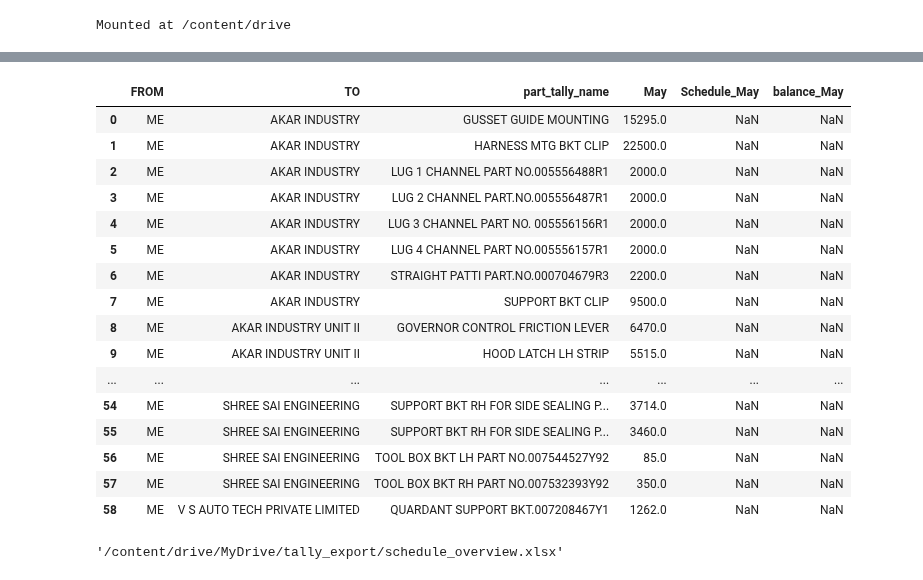
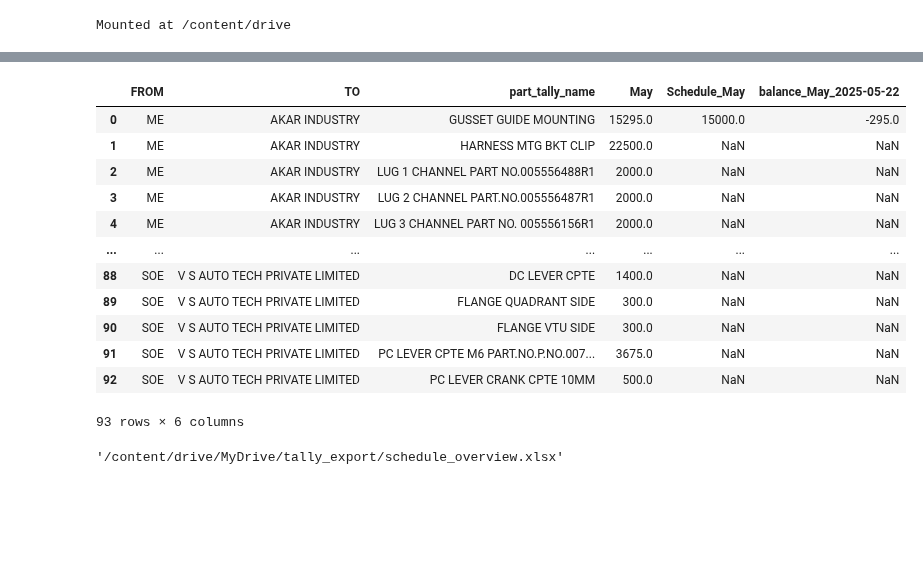
Before and after one commit to omkar-salunke/accounts, a Jupyter notebook: both_tally_daybook.ipynb, the cells around one changed output, grey strips where cells are left out. Saved outputs shown, nothing was run; the diff lists cells and outputs as text; code cells hidden in the pictures; blank space fills up the shorter version.

```diff
--- a/both_tally_daybook.ipynb
+++ b/both_tally_daybook.ipynb
@@ -100,11 +100,12 @@ df_raw_soe['date_column'] = pd.to_datetime(df_raw_soe['DATE'], format='%Y%m%d')
 df_raw_soe = df_raw_soe.sort_values('date_column')
 df_raw_soe['date_column_month'] = df_raw_soe['date_column'].dt.month_name()
 df_raw_soe['act_qty'] = df_raw_soe['ALLINVENTORYENTRIES.LIST.ACTUALQTY'].str.extract(r'([\d.]+)').astype(float)
-df_raw_soe_sales = df_raw_soe[df_raw_soe['VOUCHERTYPENAME']=='SALES GST']
+df_raw_soe_sales = df_raw_soe[df_raw_soe['VOUCHERTYPENAME']=='Sales Gst']
 df_raw_soe_sales_sch = df_raw_soe_sales.groupby(['date_column_month','PARTYLEDGERNAME','ALLINVENTORYENTRIES.LIST.STOCKITEMNAME'])['act_qty'].sum()
 
 df_schedule_merge_soe = pd.DataFrame(df_raw_soe_sales_sch).pivot_table(index=['PARTYLEDGERNAME','ALLINVENTORYENTRIES.LIST.STOCKITEMNAME'],columns='date_column_month',values='act_qty',aggfunc='sum').reset_index()
 df_schedule_merge_soe['FROM']="SOE"
+
 # df_schedule = pd.read_excel("/content/drive/MyDrive/tally_export/schedule.xlsx",sheet_name = 'SOE')
 # df_schedule_merge_soe = pd.merge(df_schedule,df_raw_soe_sales_schedule,on=['PARTYLEDGERNAME','ALLINVENTORYENTRIES.LIST.STOCKITEMNAME'],how='right')
 # df_schedule_merge.to_excel(,sheet_name = 'SOE',index=False)
@@ -158,31 +191,27 @@ df_schedule
 102 rows × 4 columns
 # %%
 df_concat = pd.concat([df_schedule_merge_me,df_schedule_merge_soe]).rename(columns={"PARTYLEDGERNAME":"TO","ALLINVENTORYENTRIES.LIST.STOCKITEMNAME":"part_tally_name"})
-
+from datetime import date
 df_schedule_merge_relate = pd.merge(df_schedule,df_concat,on=['FROM','TO','part_tally_name'],how='right')
 df_schedule_merge_relate
 month = "May"
-df_schedule_merge_relate['balance_'+month] = df_schedule_merge_relate['Schedule_'+month]-df_schedule_merge_relate[month]
-df_schedule_merge_relate = df_schedule_merge_relate[['FROM','TO','part_tally_name']+[month]+['Schedule_'+month]+['balance_'+month]]
+df_schedule_merge_relate['balance_'+month+'_'+str(date.today())] = df_schedule_merge_relate['Schedule_'+month]-df_schedule_merge_relate[month]
+df_schedule_merge_relate = df_schedule_merge_relate[['FROM','TO','part_tally_name']+[month]+['Schedule_'+month]+['balance_'+month+'_'+str(date.today())]]
 df_schedule_merge_relate
 # %% [output]
-|  | FROM | TO | part_tally_name | May | Schedule_May | balance_May |
-| 0 | ME | AKAR INDUSTRY | GUSSET GUIDE MOUNTING | 15295.0 | NaN | NaN |
+|  | FROM | TO | part_tally_name | May | Schedule_May | balance_May_2025-05-22 |
+| 0 | ME | AKAR INDUSTRY | GUSSET GUIDE MOUNTING | 15295.0 | 15000.0 | -295.0 |
 | 1 | ME | AKAR INDUSTRY | HARNESS MTG BKT CLIP | 22500.0 | NaN | NaN |
 | 2 | ME | AKAR INDUSTRY | LUG 1 CHANNEL PART NO.005556488R1 | 2000.0 | NaN | NaN |
 | 3 | ME | AKAR INDUSTRY | LUG 2 CHANNEL PART.NO.005556487R1 | 2000.0 | NaN | NaN |
 | 4 | ME | AKAR INDUSTRY | LUG 3 CHANNEL PART NO. 005556156R1 | 2000.0 | NaN | NaN |
-| 5 | ME | AKAR INDUSTRY | LUG 4 CHANNEL PART NO.005556157R1 | 2000.0 | NaN | NaN |
-| 6 | ME | AKAR INDUSTRY | STRAIGHT PATTI PART.NO.000704679R3 | 2200.0 | NaN | NaN |
-| 7 | ME | AKAR INDUSTRY | SUPPORT BKT CLIP | 9500.0 | NaN | NaN |
-| 8 | ME | AKAR INDUSTRY UNIT II | GOVERNOR CONTROL FRICTION LEVER | 6470.0 | NaN | NaN |
-| 9 | ME | AKAR INDUSTRY UNIT II | HOOD LATCH LH STRIP | 5515.0 | NaN | NaN |
 | ... | ... | ... | ... | ... | ... | ... |
-| 54 | ME | SHREE SAI ENGINEERING | SUPPORT BKT RH FOR SIDE SEALING P... | 3714.0 | NaN | NaN |
-| 55 | ME | SHREE SAI ENGINEERING | SUPPORT BKT RH FOR SIDE SEALING P... | 3460.0 | NaN | NaN |
-| 56 | ME | SHREE SAI ENGINEERING | TOOL BOX BKT LH PART NO.007544527Y92 | 85.0 | NaN | NaN |
-| 57 | ME | SHREE SAI ENGINEERING | TOOL BOX BKT RH PART NO.007532393Y92 | 350.0 | NaN | NaN |
-| 58 | ME | V S AUTO TECH PRIVATE LIMITED | QUARDANT SUPPORT BKT.007208467Y1 | 1262.0 | NaN | NaN |
+| 88 | SOE | V S AUTO TECH PRIVATE LIMITED | DC LEVER CPTE | 1400.0 | NaN | NaN |
+| 89 | SOE | V S AUTO TECH PRIVATE LIMITED | FLANGE QUADRANT SIDE | 300.0 | NaN | NaN |
+| 90 | SOE | V S AUTO TECH PRIVATE LIMITED | FLANGE VTU SIDE | 300.0 | NaN | NaN |
+| 91 | SOE | V S AUTO TECH PRIVATE LIMITED | PC LEVER CPTE M6 PART.NO.P.NO.007... | 3675.0 | NaN | NaN |
+| 92 | SOE | V S AUTO TECH PRIVATE LIMITED | PC LEVER CRANK CPTE 10MM | 500.0 | NaN | NaN |
+93 rows × 6 columns
 # %%
 import pandas as pd
 from openpyxl import load_workbook
```
Also changed, not shown: parts of 4 cells of this notebook.
